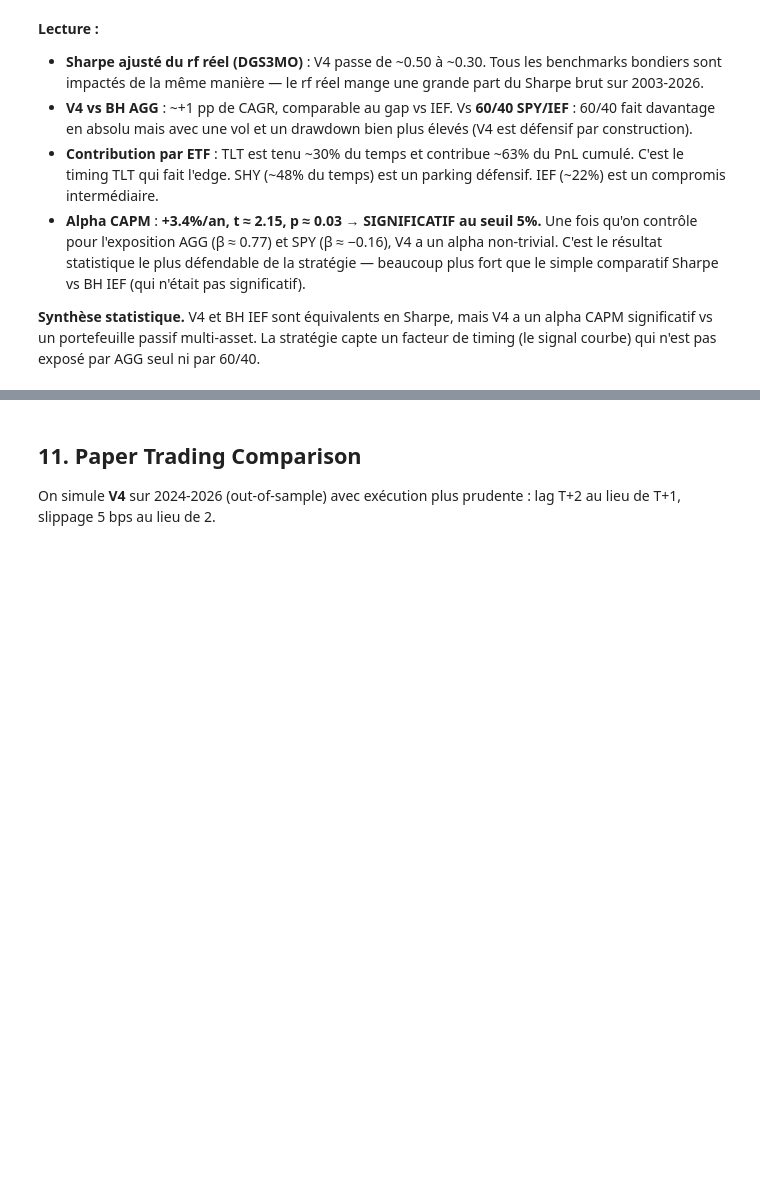
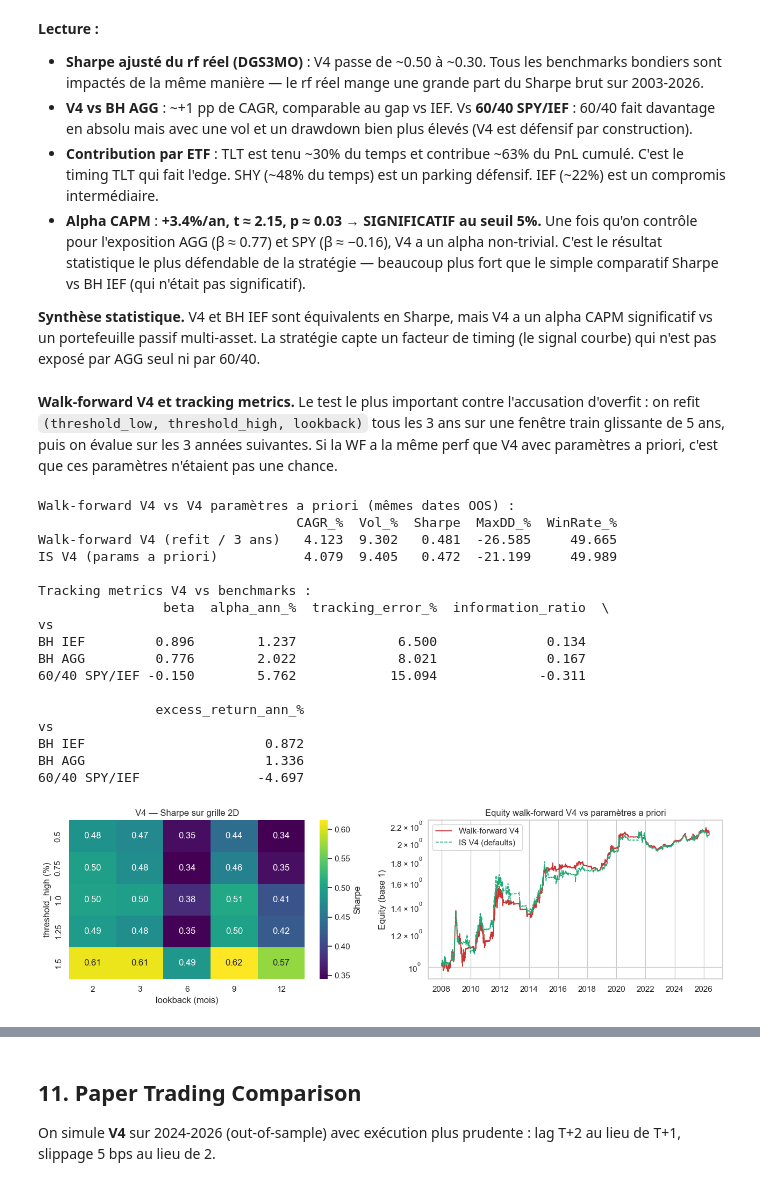
Before and after one commit to jbouniol/financial-engineering-lbo, a Jupyter notebook: notebooks/FINAL_notebook.ipynb, the cells around one changed output, grey strips where cells are left out. Saved outputs shown, nothing was run; the diff lists cells and outputs as text; code cells hidden in the pictures; blank space fills up the shorter version.

```diff
--- a/notebooks/FINAL_notebook.ipynb
+++ b/notebooks/FINAL_notebook.ipynb
@@ -461,3 +461,75 @@ Régression CAPM-like (V4 sur AGG + SPY, rf = DGS3MO, Newey-West HAC) :
 - **Alpha CAPM** : **+3.4%/an, t ≈ 2.15, p ≈ 0.03 → SIGNIFICATIF au seuil 5%.** Une fois qu'on contrôle pour l'exposition AGG (β ≈ 0.77) et SPY (β ≈ −0.16), V4 a un alpha non-trivial. C'est le résultat statistique le plus défendable de la stratégie — beaucoup plus fort que le simple comparatif Sharpe vs BH IEF (qui n'était pas significatif).
 
 **Synthèse statistique.** V4 et BH IEF sont équivalents en Sharpe, mais V4 a un alpha CAPM significatif vs un portefeuille passif multi-asset. La stratégie capte un facteur de timing (le signal courbe) qui n'est pas exposé par AGG seul ni par 60/40.
+# %% [markdown]
+**Walk-forward V4 et tracking metrics.** Le test le plus important contre l'accusation d'overfit : on refit `(threshold_low, threshold_high, lookback)` tous les 3 ans sur une fenêtre train glissante de 5 ans, puis on évalue sur les 3 années suivantes. Si la WF a la même perf que V4 avec paramètres a priori, c'est que ces paramètres n'étaient pas une chance.
+# %%
+from src.robustness import walk_forward_v4, tracking_metrics, sensitivity_high_lookback
+
+# Walk-forward V4
+wf = walk_forward_v4(yields, prices, train_years=5, test_years=3,
+                     tc_bps=TC_BPS_BACKTEST, slip_bps=SLIP_BPS_BACKTEST)
+wf_m  = perf_metrics(wf["net_ret"], wf["equity"], turnover=None)
+v4_default_ret = v4["net_ret"].loc[wf["net_ret"].index[0]:wf["net_ret"].index[-1]]
+v4_default_eq  = (1 + v4_default_ret).cumprod()
+def_m = perf_metrics(v4_default_ret, v4_default_eq, turnover=None)
+
+cmp = pd.DataFrame({
+    "Walk-forward V4 (refit / 3 ans)": wf_m,
+    "IS V4 (params a priori)":          def_m,
+}).T.round(3)
+print("Walk-forward V4 vs V4 paramètres a priori (mêmes dates OOS) :")
+print(cmp[["CAGR_%", "Vol_%", "Sharpe", "MaxDD_%", "WinRate_%"]])
+print()
+
+# Tracking metrics V4 vs benchmarks
+v4_ret_active = v4["net_ret"].loc[v4["first_active"]:]
+benches = {
+    "BH IEF":        bh["net_ret"].loc[v4["first_active"]:],
+    "BH AGG":        bh_agg["net_ret"].loc[v4["first_active"]:],
+    "60/40 SPY/IEF": bh_6040["net_ret"].loc[v4["first_active"]:],
+}
+ir_rows = [{"vs": name, **tracking_metrics(v4_ret_active, b)} for name, b in benches.items()]
+ir_df = pd.DataFrame(ir_rows).set_index("vs").round(3)
+print("Tracking metrics V4 vs benchmarks :")
+print(ir_df[["beta", "alpha_ann_%", "tracking_error_%", "information_ratio", "excess_return_ann_%"]])
+
+# Quick visual: 2D sensitivity (V4) + WF equity
+fig, axes = plt.subplots(1, 2, figsize=(13, 4))
+
+grid_v4 = sensitivity_high_lookback(yields, prices,
+                                    highs=[0.5, 0.75, 1.0, 1.25, 1.5],
+                                    lookbacks=[2, 3, 6, 9, 12],
+                                    tc_bps=TC_BPS_BACKTEST, slip_bps=SLIP_BPS_BACKTEST)
+sns.heatmap(grid_v4, annot=True, fmt=".2f", cmap="viridis",
+            ax=axes[0], cbar_kws={"label": "Sharpe"})
+axes[0].set_xlabel("lookback (mois)")
+axes[0].set_ylabel("threshold_high (%)")
+axes[0].set_title("V4 — Sharpe sur grille 2D")
+
+axes[1].plot(wf["equity"].index, wf["equity"].values, label="Walk-forward V4", color="#c33", lw=1.3)
+axes[1].plot(v4_default_eq.index, v4_default_eq.values, label="IS V4 (defaults)", color="#2a7", lw=1.1, ls="--")
+axes[1].set_yscale("log")
+axes[1].set_title("Equity walk-forward V4 vs paramètres a priori")
+axes[1].set_ylabel("Equity (base 1)")
+axes[1].legend()
+plt.tight_layout()
+# %% [output]
+Walk-forward V4 vs V4 paramètres a priori (mêmes dates OOS) :
+                                 CAGR_%  Vol_%  Sharpe  MaxDD_%  WinRate_%
+Walk-forward V4 (refit / 3 ans)   4.123  9.302   0.481  -26.585     49.665
+IS V4 (params a priori)           4.079  9.405   0.472  -21.199     49.989
+
+Tracking metrics V4 vs benchmarks :
+                beta  alpha_ann_%  tracking_error_%  information_ratio  \
+vs
+BH IEF         0.896        1.237             6.500              0.134
+BH AGG         0.776        2.022             8.021              0.167
+60/40 SPY/IEF -0.150        5.762            15.094             -0.311
+
+               excess_return_ann_%
+vs
+BH IEF                       0.872
+BH AGG                       1.336
+60/40 SPY/IEF               -4.697
+[figure, added]
```
Also changed, not shown: parts of 2 cells of this notebook, 2 other files.
